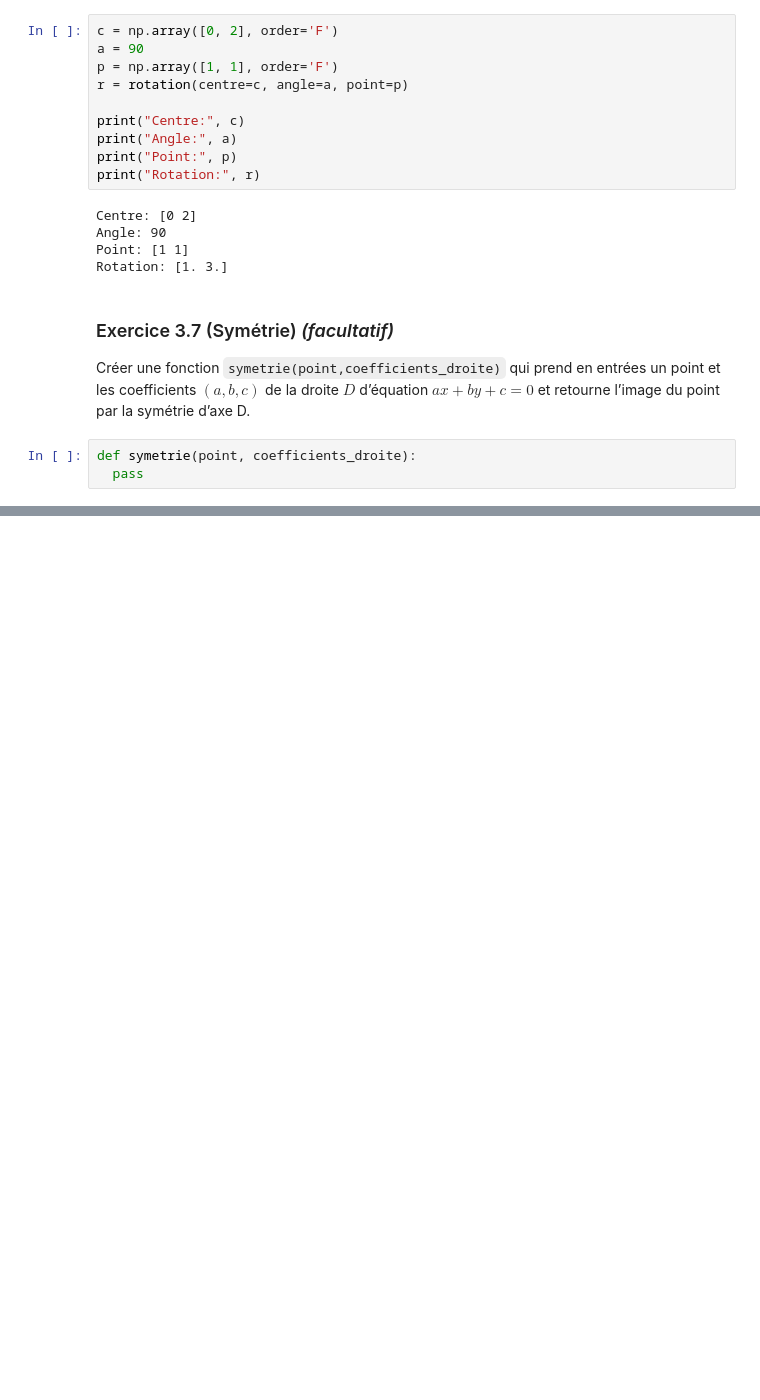
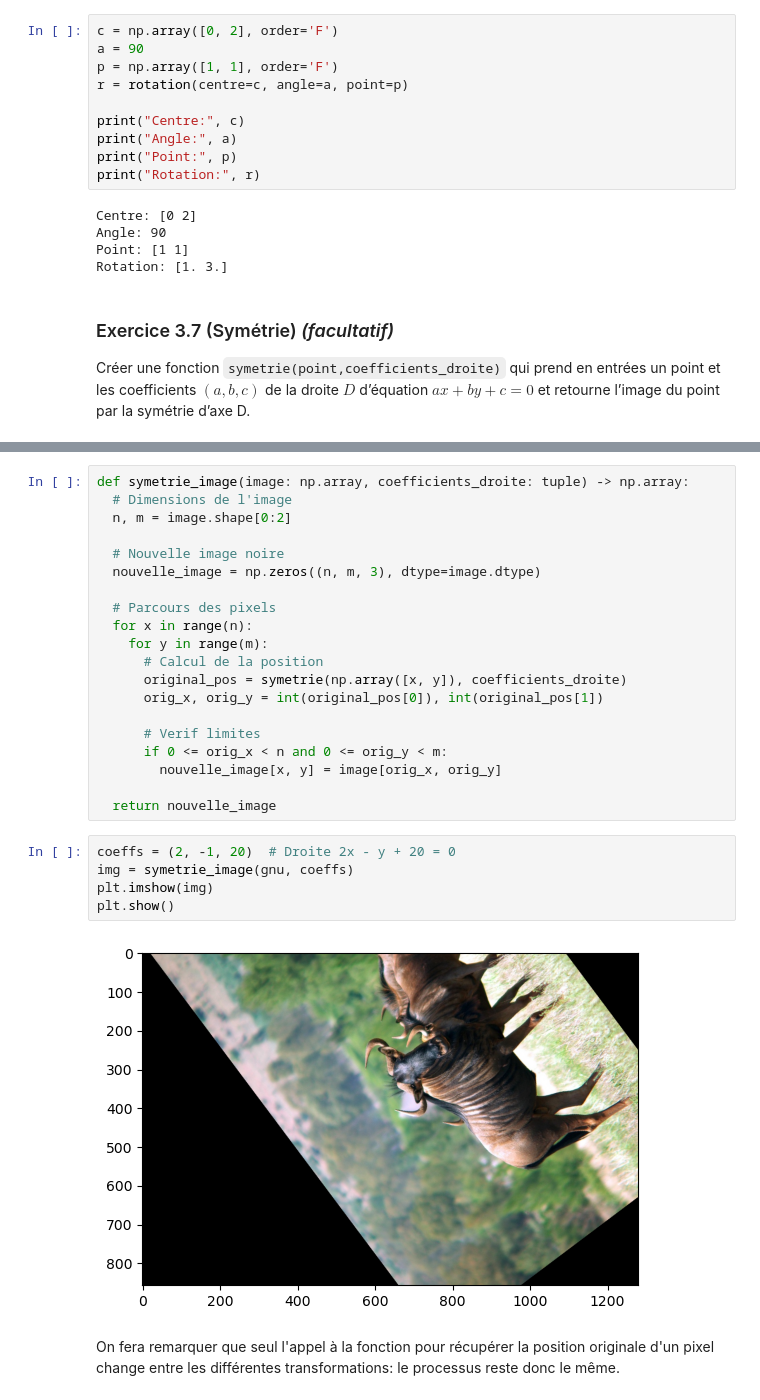
Before and after one commit to sillyash/BUT, a Jupyter notebook: S5-APP/R5A12_Visualisation_3D/TP1/notebook.ipynb, the cells around one changed output, grey strips where cells are left out. Saved outputs shown, nothing was run; the diff lists cells and outputs as text; blank space fills up the shorter version.

```diff
--- a/S5-APP/R5A12_Visualisation_3D/TP1/notebook.ipynb
+++ b/S5-APP/R5A12_Visualisation_3D/TP1/notebook.ipynb
@@ -240,6 +242,3 @@ Rotation: [1. 3.]
 Créer une fonction `symetrie(point,coefficients_droite)` qui prend en entrées un point et
 les coefficients $(a, b, c)$ de la droite $D$ d’équation $ax + by + c = 0$
 et retourne l’image du point par la symétrie d’axe D.
-# %%
-def symetrie(point, coefficients_droite):
-  pass
@@ -282,0 +406,30 @@ $$ (x', y') = T^{-1}(x, y) $$
+# %%
+def symetrie_image(image: np.array, coefficients_droite: tuple) -> np.array:
+  # Dimensions de l'image
+  n, m = image.shape[0:2]
+
+  # Nouvelle image noire
+  nouvelle_image = np.zeros((n, m, 3), dtype=image.dtype)
+
+  # Parcours des pixels
+  for x in range(n):
+    for y in range(m):
+      # Calcul de la position
+      original_pos = symetrie(np.array([x, y]), coefficients_droite)
+      orig_x, orig_y = int(original_pos[0]), int(original_pos[1])
+
+      # Verif limites
+      if 0 <= orig_x < n and 0 <= orig_y < m:
+        nouvelle_image[x, y] = image[orig_x, orig_y]
+
+  return nouvelle_image
+# %%
+coeffs = (2, -1, 20)  # Droite 2x - y + 20 = 0
+img = symetrie_image(gnu, coeffs)
+plt.imshow(img)
+plt.show()
+# %% [output]
+[figure, added]
+# %% [markdown]
+On fera remarquer que seul l'appel à la fonction pour récupérer la position originale d'un pixel
+change entre les différentes transformations: le processus reste donc le même.
```
Also changed, not shown: parts of 19 cells of this notebook.
